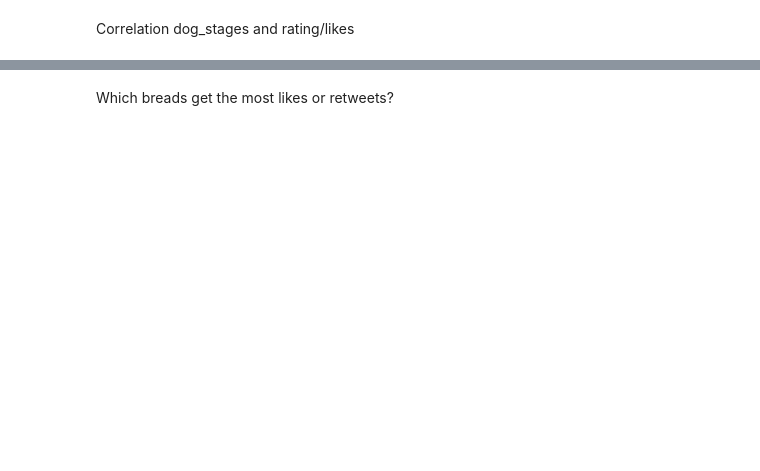
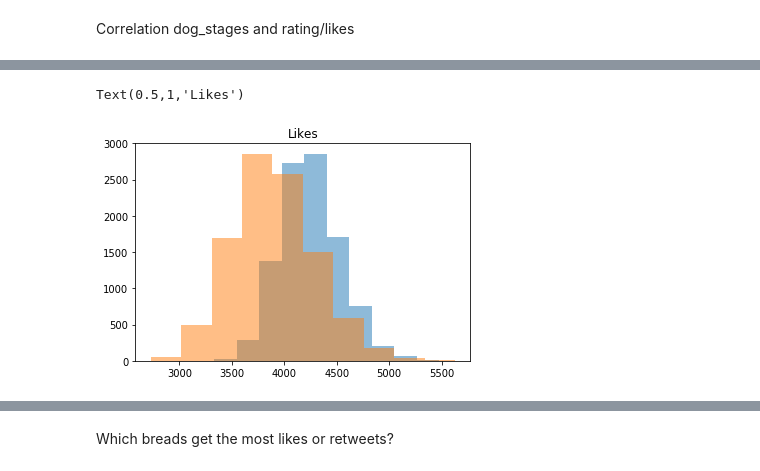
Before and after one commit to VerenaDietrich/WeRateDogs-Analysis, a Jupyter notebook: wrangle_act.ipynb, the cells around one changed output, grey strips where cells are left out. Cells and saved outputs as stored; diff of their text form; code cells hidden in the pictures; blank space fills up the shorter version.

```diff
--- a/wrangle_act.ipynb
+++ b/wrangle_act.ipynb
@@ -648,0 +738,8 @@ sns.pairplot(tweets_clean[tweets_clean.dog_stages.isin(stages)][['rating_numerat
+# %%
+#Likes
+plt.hist(like_all_means, alpha = 0.5);
+plt.hist(like_pupper_means, alpha = 0.5);
+plt.title('Likes')
+# %% [output]
+Text(0.5,1,'Likes')
+[figure, added]
```
Also changed, not shown: parts of 53 cells of this notebook.
